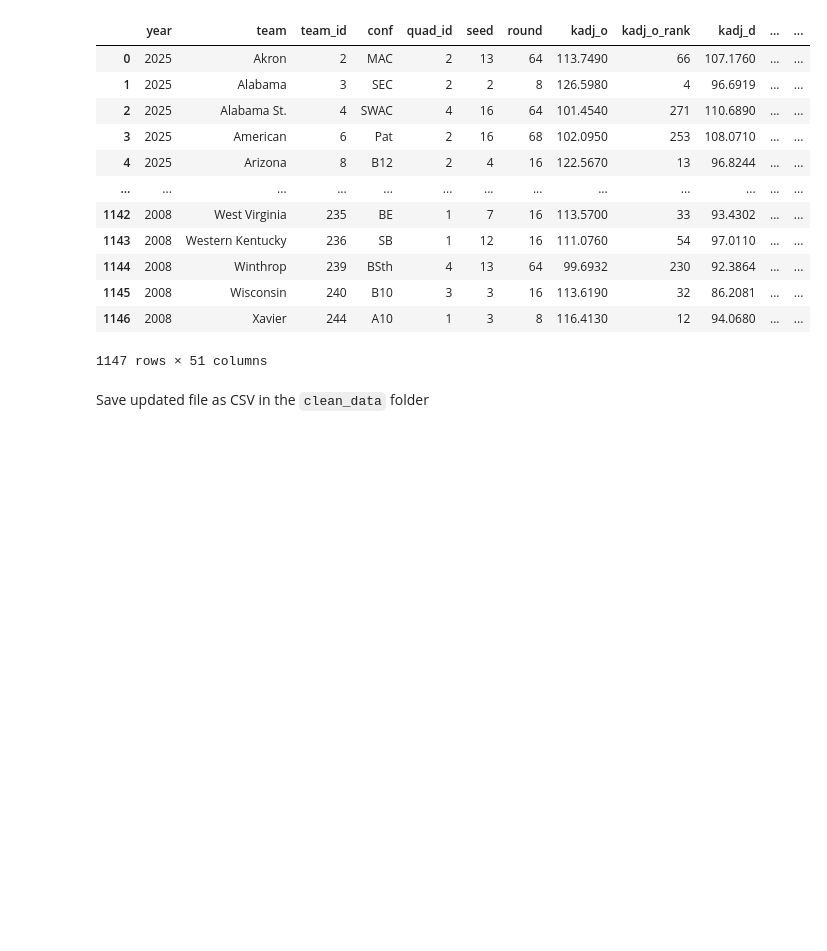
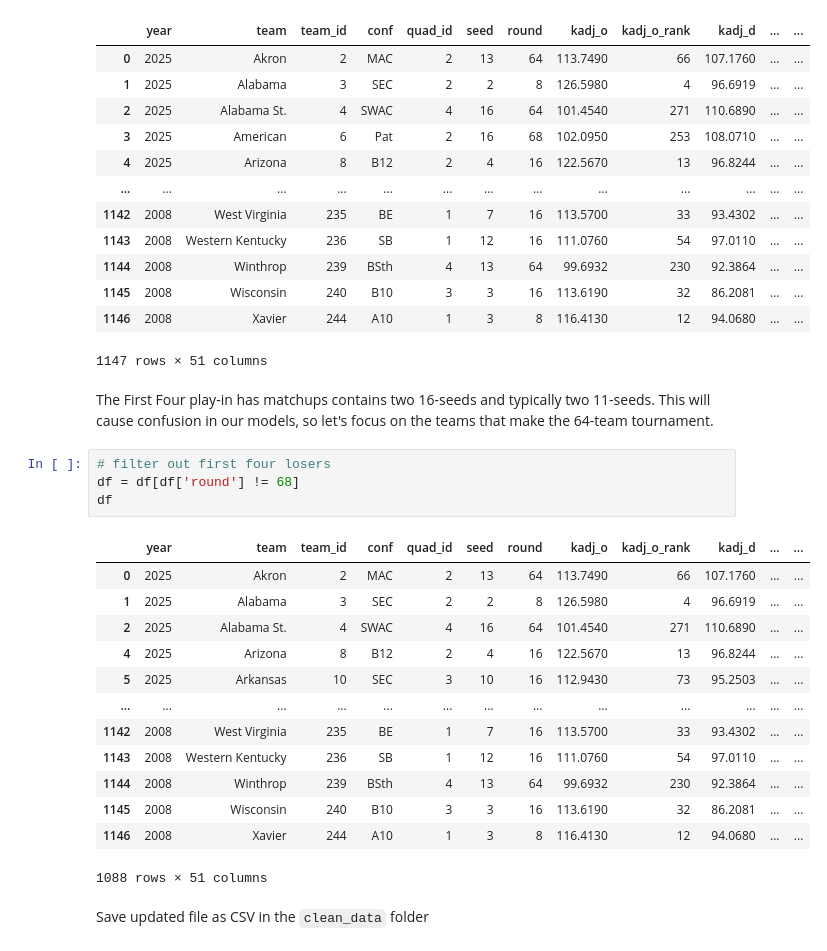
Before and after one commit to baywigg/DS3001Group, a Jupyter notebook: cleaning.ipynb, the cells around one changed output. Drawn from its saved outputs; the diff is of its cells as text; blank space fills up the shorter version.

Commit message:
Not using first four losers

```diff
--- a/cleaning.ipynb
+++ b/cleaning.ipynb
@@ -53,6 +53,26 @@ df
 | 1145 | 2008 | Wisconsin | 240 | B10 | 3 | 3 | 16 | 113.6190 | 32 | 86.2081 | ... | ... |
 | 1146 | 2008 | Xavier | 244 | A10 | 1 | 3 | 8 | 116.4130 | 12 | 94.0680 | ... | ... |
 1147 rows × 51 columns
+# %% [markdown]
+The First Four play-in has matchups contains two 16-seeds and typically two 11-seeds. This will cause confusion in our models, so let's focus on the teams that make the 64-team tournament.
+# %%
+# filter out first four losers
+df = df[df['round'] != 68]
+df
+# %% [output]
+|  | year | team | team_id | conf | quad_id | seed | round | kadj_o | kadj_o_rank | kadj_d | ... | ... |
+| 0 | 2025 | Akron | 2 | MAC | 2 | 13 | 64 | 113.7490 | 66 | 107.1760 | ... | ... |
+| 1 | 2025 | Alabama | 3 | SEC | 2 | 2 | 8 | 126.5980 | 4 | 96.6919 | ... | ... |
+| 2 | 2025 | Alabama St. | 4 | SWAC | 4 | 16 | 64 | 101.4540 | 271 | 110.6890 | ... | ... |
+| 4 | 2025 | Arizona | 8 | B12 | 2 | 4 | 16 | 122.5670 | 13 | 96.8244 | ... | ... |
+| 5 | 2025 | Arkansas | 10 | SEC | 3 | 10 | 16 | 112.9430 | 73 | 95.2503 | ... | ... |
+| ... | ... | ... | ... | ... | ... | ... | ... | ... | ... | ... | ... | ... |
+| 1142 | 2008 | West Virginia | 235 | BE | 1 | 7 | 16 | 113.5700 | 33 | 93.4302 | ... | ... |
+| 1143 | 2008 | Western Kentucky | 236 | SB | 1 | 12 | 16 | 111.0760 | 54 | 97.0110 | ... | ... |
+| 1144 | 2008 | Winthrop | 239 | BSth | 4 | 13 | 64 | 99.6932 | 230 | 92.3864 | ... | ... |
+| 1145 | 2008 | Wisconsin | 240 | B10 | 3 | 3 | 16 | 113.6190 | 32 | 86.2081 | ... | ... |
+| 1146 | 2008 | Xavier | 244 | A10 | 1 | 3 | 8 | 116.4130 | 12 | 94.0680 | ... | ... |
+1088 rows × 51 columns
 # %% [markdown]
 Save updated file as CSV in the `clean_data` folder
 # %%
```
Also changed, not shown: 1 other file.
